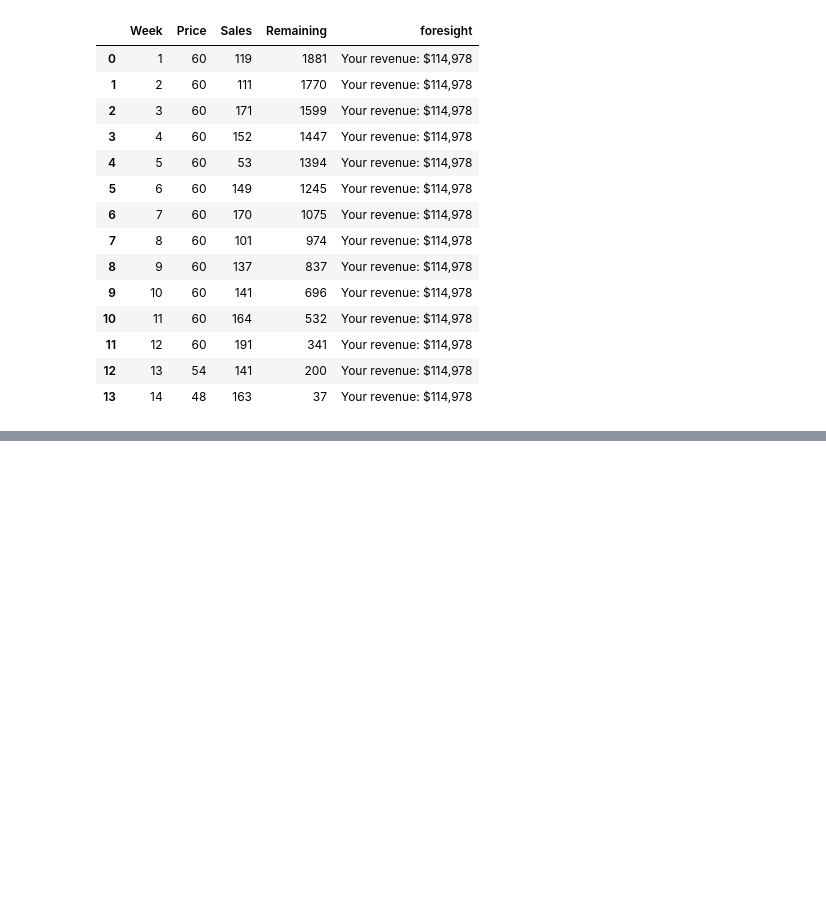
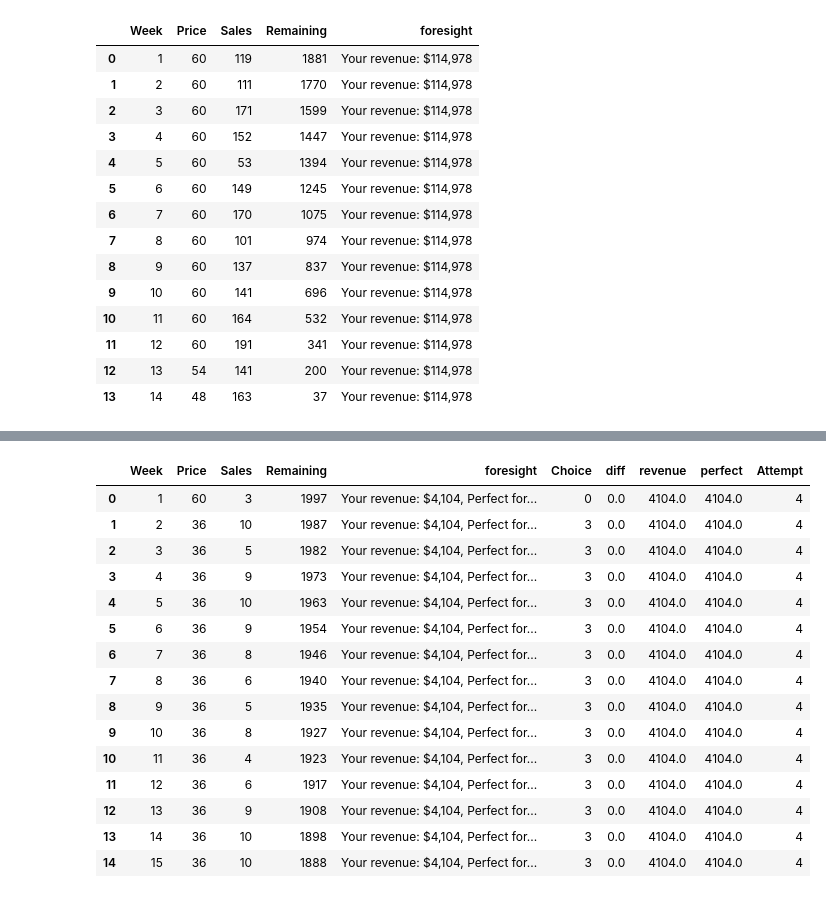
Before and after one commit to RScicomp/XRM2b3, a Jupyter notebook: ScrapeGame2.0.ipynb, the cells around one changed output, grey strips where cells are left out. Saved outputs shown, nothing was run; the diff lists cells and outputs as text; code cells hidden in the pictures; blank space fills up the shorter version.

Commit message:
created a 3.0 scraper

```diff
--- a/ScrapeGame2.0.ipynb
+++ b/ScrapeGame2.0.ipynb
@@ -129,6 +137,11 @@ def main_game_click(click_type=0):
 #     if click_count > 15:
 #         print('Error: cannot go over 15 weeks.')
 #         return
+    maintain = driver.find_element_by_id('maintainButton')
+    ten = driver.find_element_by_id('tenButton')
+    twenty = driver.find_element_by_id('twentyButton')
+    forty = driver.find_element_by_id('fortyButton')
+
     if click_type == 0:
         maintain.click()
     if click_type == 1:
@@ -372,6 +388,7 @@ for attempt in range(attempts):#choices:
             choice,already_calculated=tiancheng_strategy(table,[0,1,2,3],chosenchoices,already_calculated=None)#strategy(table,[0,1,2,3],chosenchoices)#choicerange[i]
         else:
             choice,already_calculated=tiancheng_strategy(table,[0,1,2,3],chosenchoices,already_calculated=already_calculated)
+
         print(i,choice)
         chosenchoices.append(choice)
         main_game_click(choice)
@@ -389,9 +406,10 @@ for attempt in range(attempts):#choices:
             table.columns=columns[0:4]
             chosenchoices.extend([0]*(13-i))
             break
+
     foresight=driver.find_element_by_xpath("//div[contains(@style,'position:relative;top:10px;left:6px;')]").text
     table['foresight']=foresight
-    table['Choice']=chosenchoices
+    table['Choice']=already_calculated#chosenchoices
     table['diff']=float(table['foresight'][0].split(": ")[3].replace("%",""))
     table['revenue']=float(table['foresight'][0].split(", ")[0].split(": ")[1].replace("$","").replace(",",""))
     table['perfect']=float(table['foresight'][0].split(", ")[1].split(": ")[1].replace("$","").replace(",",""))
@@ -419,0 +450,33 @@ ValueError: Length of values (16) does not match length of index (14)
+# %%
+all_data=[]
+foresights=[]
+driver.find_elements_by_xpath("//input[contains(@id,'practiceButton')]")[0].click()
+#choices=[[0]*15,[1]+[0]*14,[2]+[0]*14,[3]+[0]*14] # These are the strategies to scrape
+#choices=[choices[0]]
+attempts=10
+
+for attempt in range(attempts):#choices:
+    chosenchoices=[0]
+    driver.find_elements_by_xpath("//input[contains(@id,'practiceButton')]")[0].click()
+    table=scrape_table()
+    a=table['Sales'][0]
+    model,values=optimizer(int(table['Sales'][0]))
+    all_choices=[]
+    for i in range(0,len(choices)):
+        all_choices.extend([i]*int(values[i]))
+    if(len(all_choices)<15):
+        all_choices.extend(all_choices[len(all_choices)-1]*15-(len(all_choices)))
+
+    for i in range(1,15):
+        main_game_click(click_strategy(all_choices,i))
+
+    foresight=driver.find_element_by_xpath("//div[contains(@style,'position:relative;top:10px;left:6px;')]").text
+    table=scrape_table()
+    table['foresight']=foresight
+    table['Choice']=all_choices
+    table['diff']=float(table['foresight'][0].split(": ")[3].replace("%",""))
+    table['revenue']=float(table['foresight'][0].split(", ")[0].split(": ")[1].replace("$","").replace(",",""))
+    table['perfect']=float(table['foresight'][0].split(", ")[1].split(": ")[1].replace("$","").replace(",",""))
+    table['Attempt']=attempt
+    all_data.append(table)
+# print(table)
@@ -419,0 +501,20 @@ ValueError: Length of values (16) does not match length of index (14)
+# %%
+all_data=pd.concat(all_data)
+all_data[all_data['Attempt']==4]
+# %% [output]
+|  | Week | Price | Sales | Remaining | foresight | Choice | diff | revenue | perfect | Attempt |
+| 0 | 1 | 60 | 3 | 1997 | Your revenue: $4,104, Perfect for... | 0 | 0.0 | 4104.0 | 4104.0 | 4 |
+| 1 | 2 | 36 | 10 | 1987 | Your revenue: $4,104, Perfect for... | 3 | 0.0 | 4104.0 | 4104.0 | 4 |
+| 2 | 3 | 36 | 5 | 1982 | Your revenue: $4,104, Perfect for... | 3 | 0.0 | 4104.0 | 4104.0 | 4 |
+| 3 | 4 | 36 | 9 | 1973 | Your revenue: $4,104, Perfect for... | 3 | 0.0 | 4104.0 | 4104.0 | 4 |
+| 4 | 5 | 36 | 10 | 1963 | Your revenue: $4,104, Perfect for... | 3 | 0.0 | 4104.0 | 4104.0 | 4 |
+| 5 | 6 | 36 | 9 | 1954 | Your revenue: $4,104, Perfect for... | 3 | 0.0 | 4104.0 | 4104.0 | 4 |
+| 6 | 7 | 36 | 8 | 1946 | Your revenue: $4,104, Perfect for... | 3 | 0.0 | 4104.0 | 4104.0 | 4 |
+| 7 | 8 | 36 | 6 | 1940 | Your revenue: $4,104, Perfect for... | 3 | 0.0 | 4104.0 | 4104.0 | 4 |
+| 8 | 9 | 36 | 5 | 1935 | Your revenue: $4,104, Perfect for... | 3 | 0.0 | 4104.0 | 4104.0 | 4 |
+| 9 | 10 | 36 | 8 | 1927 | Your revenue: $4,104, Perfect for... | 3 | 0.0 | 4104.0 | 4104.0 | 4 |
+| 10 | 11 | 36 | 4 | 1923 | Your revenue: $4,104, Perfect for... | 3 | 0.0 | 4104.0 | 4104.0 | 4 |
+| 11 | 12 | 36 | 6 | 1917 | Your revenue: $4,104, Perfect for... | 3 | 0.0 | 4104.0 | 4104.0 | 4 |
+| 12 | 13 | 36 | 9 | 1908 | Your revenue: $4,104, Perfect for... | 3 | 0.0 | 4104.0 | 4104.0 | 4 |
+| 13 | 14 | 36 | 10 | 1898 | Your revenue: $4,104, Perfect for... | 3 | 0.0 | 4104.0 | 4104.0 | 4 |
+| 14 | 15 | 36 | 10 | 1888 | Your revenue: $4,104, Perfect for... | 3 | 0.0 | 4104.0 | 4104.0 | 4 |
```
Also changed, not shown: parts of 7 cells of this notebook, 1 other file.
